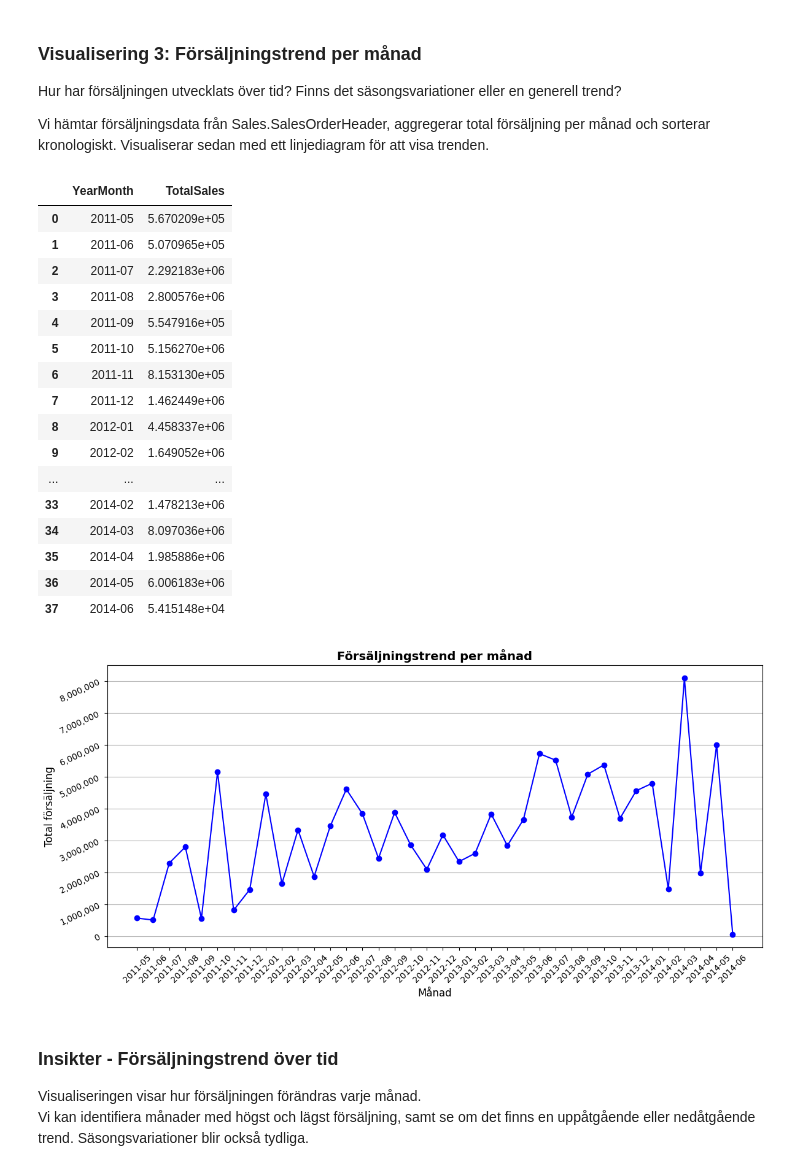
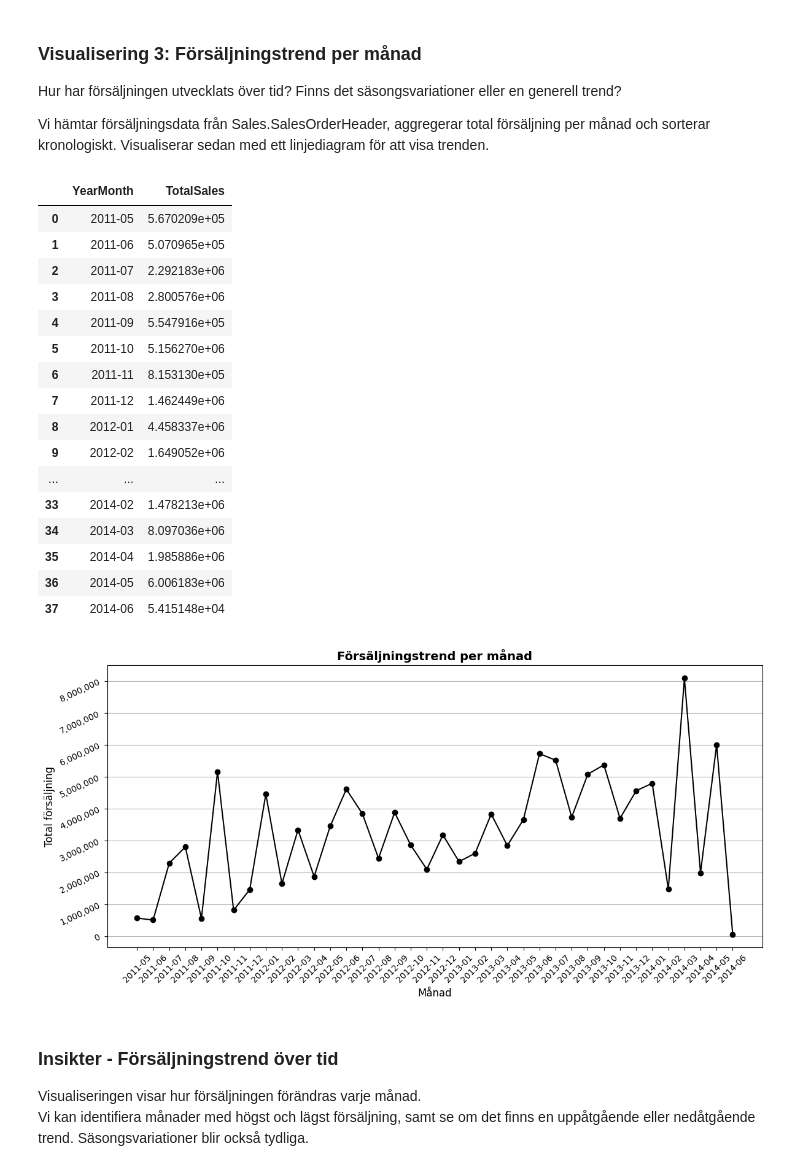
Before and after one commit to Linda6444/AdventureWorks_analysis, a Jupyter notebook: notebooks/AdventureWorks_analysis.ipynb, the cells around one changed output. Saved outputs shown, nothing was run; the diff lists cells and outputs as text; code cells hidden in the pictures.

```diff
--- a/notebooks/AdventureWorks_analysis.ipynb
+++ b/notebooks/AdventureWorks_analysis.ipynb
@@ -218,37 +225,37 @@ df_vis3 = query_df(query_vis3)
 display(df_vis3)
 
 fig, ax = plt.subplots(figsize=(12,6))
-ax.plot(df_vis3['YearMonth'], df_vis3['TotalSales'], marker='o', linestyle='-', color='blue')
+ax.plot(df_vis3['YearMonth'], df_vis3['TotalSales'], marker='o', linestyle='-', color='black')
 
 ax.set_title('Försäljningstrend per månad', fontsize=14, fontweight='bold')
 ax.set_xlabel('Månad', fontsize=12)
 ax.set_ylabel('Total försäljning', fontsize=12)
 ax.tick_params(axis='x', rotation=45)
 ax.grid(axis='y')
 ax.yaxis.set_major_formatter(mtick.StrMethodFormatter('{x:,.0f}'))
 
 plt.yticks(rotation=25)
 plt.tight_layout()
 plt.show()
 # %% [output]
 |  | YearMonth | TotalSales |
 | 0 | 2011-05 | 5.670209e+05 |
 | 1 | 2011-06 | 5.070965e+05 |
 | 2 | 2011-07 | 2.292183e+06 |
 | 3 | 2011-08 | 2.800576e+06 |
 | 4 | 2011-09 | 5.547916e+05 |
 | 5 | 2011-10 | 5.156270e+06 |
 | 6 | 2011-11 | 8.153130e+05 |
 | 7 | 2011-12 | 1.462449e+06 |
 | 8 | 2012-01 | 4.458337e+06 |
 | 9 | 2012-02 | 1.649052e+06 |
 | ... | ... | ... |
 | 33 | 2014-02 | 1.478213e+06 |
 | 34 | 2014-03 | 8.097036e+06 |
 | 35 | 2014-04 | 1.985886e+06 |
 | 36 | 2014-05 | 6.006183e+06 |
 | 37 | 2014-06 | 5.415148e+04 |
-[figure, old version]
+[figure, new version]
 # %% [markdown]
 ### Insikter - Försäljningstrend över tid
 
```
Also changed, not shown: parts of 5 cells of this notebook, 1 other file.
